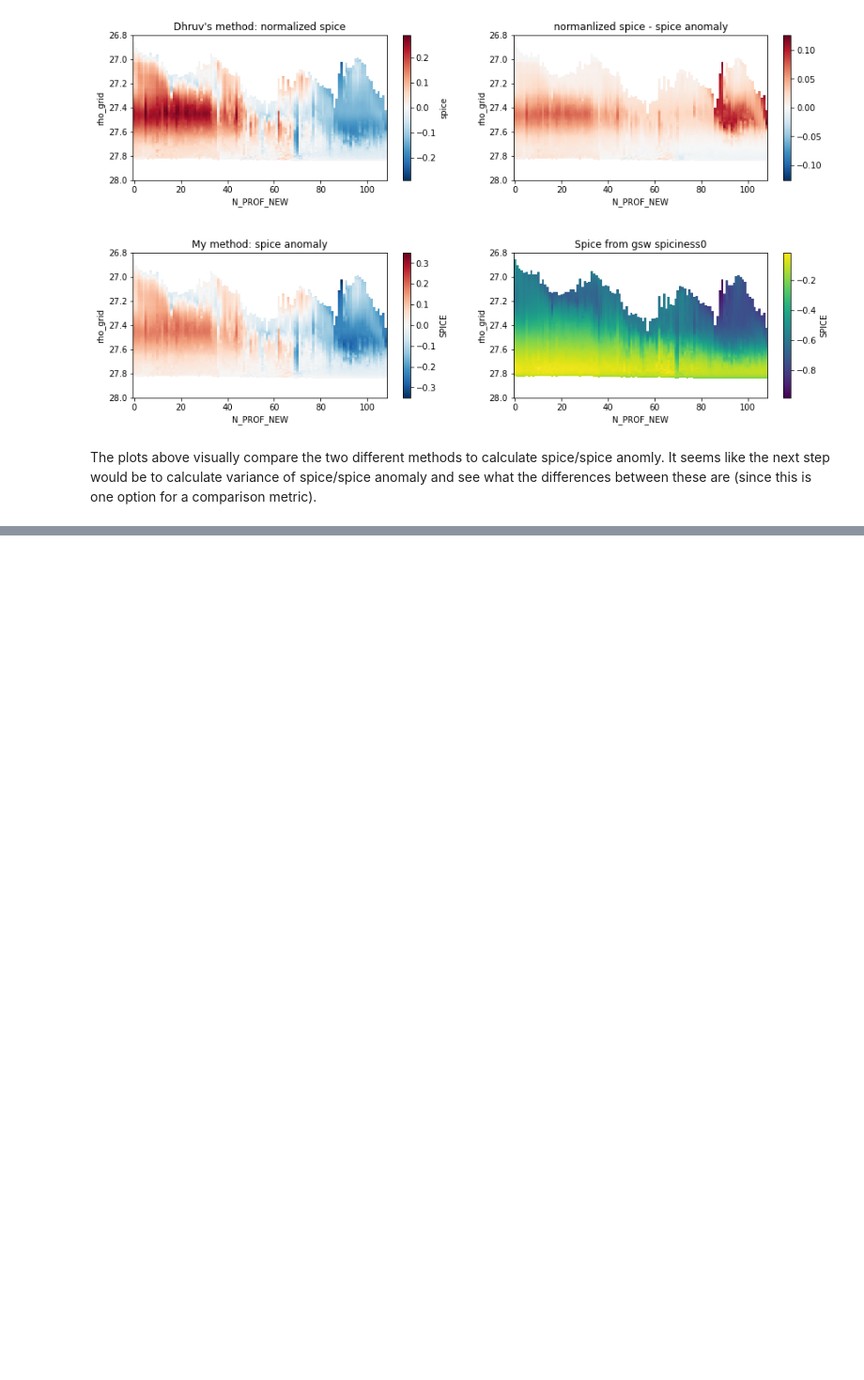
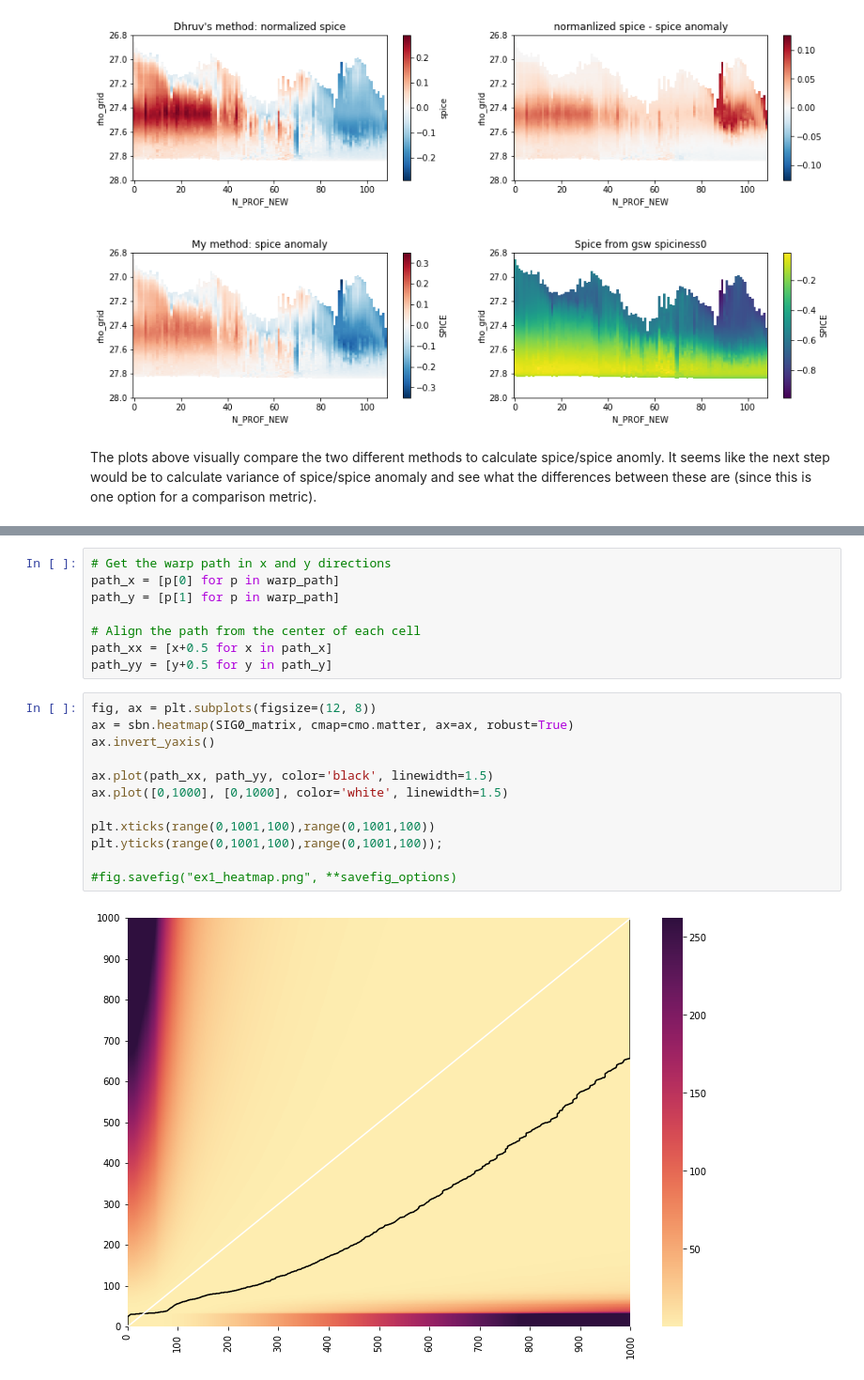
Before and after one commit to ocean-transport/argo-intern, a Jupyter notebook: methods.ipynb, the cells around one changed output, grey strips where cells are left out. Shown at 94% size. Drawn from its saved outputs; the diff is of its cells as text; blank space fills up the shorter version.

```diff
--- a/methods.ipynb
+++ b/methods.ipynb
@@ -204,0 +297,22 @@ The plots above visually compare the two different methods to calculate spice/sp
+# %%
+# Get the warp path in x and y directions
+path_x = [p[0] for p in warp_path]
+path_y = [p[1] for p in warp_path]
+
+# Align the path from the center of each cell
+path_xx = [x+0.5 for x in path_x]
+path_yy = [y+0.5 for y in path_y]
+# %%
+fig, ax = plt.subplots(figsize=(12, 8))
+ax = sbn.heatmap(SIG0_matrix, cmap=cmo.matter, ax=ax, robust=True)
+ax.invert_yaxis()
+
+ax.plot(path_xx, path_yy, color='black', linewidth=1.5)
+ax.plot([0,1000], [0,1000], color='white', linewidth=1.5)
+
+plt.xticks(range(0,1001,100),range(0,1001,100))
+plt.yticks(range(0,1001,100),range(0,1001,100));
+
+#fig.savefig("ex1_heatmap.png", **savefig_options)
+# %% [output]
+[figure, added]
```
Also changed, not shown: parts of 12 cells of this notebook.
